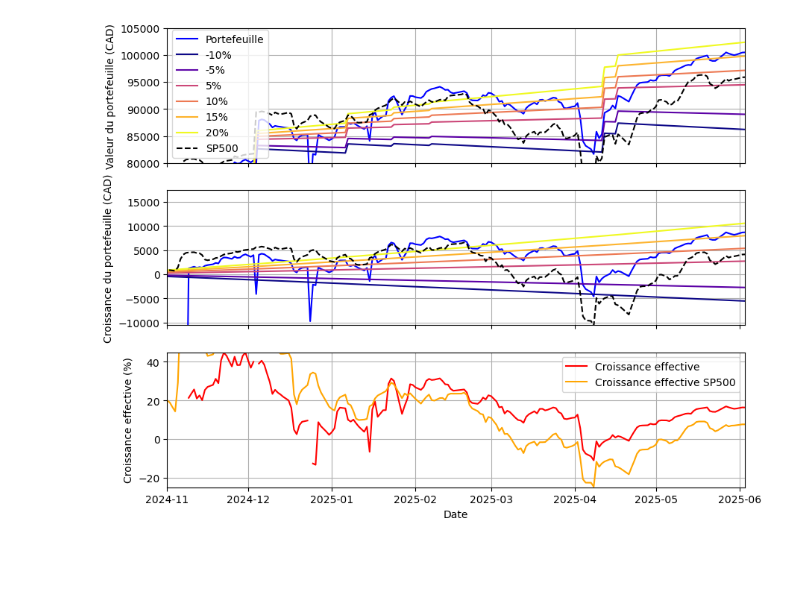
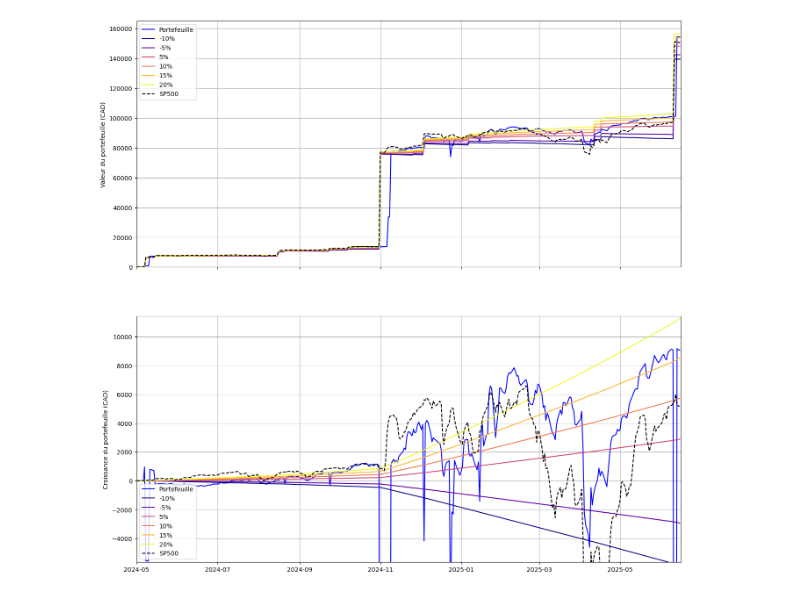
Before and after one commit to eartigau/bydoux, a Jupyter notebook: effective_growth.ipynb, the cells around one changed output. Saved outputs shown, nothing was run; the diff lists cells and outputs as text; code cells hidden in the pictures; blank space fills up the shorter version.

```diff
--- a/effective_growth.ipynb
+++ b/effective_growth.ipynb
@@ -13,7 +14,8 @@ import matplotlib.colors as mcolors
 from tqdm import tqdm
 # %%
 # Parameters for the code that may change
-force = False
+force = True
+verbose = True
 
 t0 = Time('2024-05-01', format='iso').mjd
 t1 = Time.now().mjd
@@ -215,57 +172,56 @@ tbl0['effective_growth_sp500'][bad_sp500] = np.nan
 # %%
-fig, ax = plt.subplots(nrows = 3, ncols = 1, figsize=(10, 8), sharex=True)
+# Plotting the results: portfolio value, synthetic growth scenarios, and effective growth
+
+fig, ax = plt.subplots(nrows=2, ncols=1, figsize=(16, 16), sharex=True)
 
 tbl0['time_plot'] = Time(tbl0['mjd'], format='mjd').datetime
-#ax[1].plot(tbl0['time_plot'],tbl0['val_total']/tbl0['CONTRIBUTIONS'],'go')
-#ax[1].set_ylim([0.9,1.2])
 
 for i in range(2):
-    if i == 0:
-        ref = 0
-    else:
-        ref = tbl0['CONTRIBUTIONS']
-    ax[i].plot(tbl0['time_plot'],tbl0['val_total']-ref, label='Portefeuille', color='blue')
+    # Reference: 0 for absolute value, or contributions for net growth
+    ref = 0 if i == 0 else tbl0['CONTRIBUTIONS']
+    # Plot actual portfolio value (or value minus contributions)
+    ax[i].plot(tbl0['time_plot'], tbl0['val_total'] - ref, label='Portefeuille', color='blue')
 
-    max_gain = np.max(tbl0['val_total']-tbl0['CONTRIBUTIONS'])
-    #].set_ylim([-5000,max_gain+5000])
-
-
-    # Use a heat palette for the percent_gains lines
+    # Use a heat palette for the synthetic growth scenarios
     norm = mcolors.Normalize(vmin=min(percent_gains), vmax=max(percent_gains))
-    cmap = cm.get_cmap('plasma')  # or 'viridis', 'inferno', etc.
+    cmap = plt.colormaps['plasma']  # Updated to avoid deprecation warning
 
     for pg in percent_gains:
         color = cmap(norm(pg))
-
         ax[i].plot(
             tbl0['time_plot'],
             tbl0[f'growth_{pg}_percent'] - ref,
             label=f'{pg}%',
             color=color
         )
 
-    ax[i].plot(tbl0['time_plot'],tbl0['val_SP500']-ref, label='SP500', color='black', linestyle='--')
-maxi = np.max(            tbl0[f'growth_{pg}_percent'] - ref)
+    # Plot the synthetic SP500 portfolio
+    ax[i].plot(tbl0['time_plot'], tbl0['val_SP500'] - ref, label='SP500', color='black', linestyle='--')
 
-ax[2].plot(tbl0['time_plot'], tbl0['effective_growth'] , label='Croissance effective', color='red')
-ax[2].plot(tbl0['time_plot'], tbl0['effective_growth_sp500'] , label='Croissance effective SP500', color='orange')
+# For scaling the y-axis of the second subplot
+maxi = np.max(tbl0[f'growth_{pg}_percent'] - ref)
 
-ax[0].set_ylim([80000,105000])
-ax[1].set_ylim([-maxi,1.5*(maxi*1.1)])
-ax[2].set_ylim([-25,45])
+# Plot effective growth rates
+#ax[2].plot(tbl0['time_plot'], tbl0['effective_growth'], label='Croissance effective', color='red')
+#ax[2].plot(tbl0['time_plot'], tbl0['effective_growth_sp500'], label='Croissance effective SP500', color='orange')
+
+# Set axis limits and labels
+ax[0].set_ylim([0, 165000])
+ax[1].set_ylim([-maxi*0.5,  (maxi * 1.01)])
+#ax[2].set_ylim([-25, 25])
 ax[0].legend()
-ax[2].legend()
+ax[1].legend(loc = 'lower left')
 ax[0].grid()
 ax[1].grid()
-ax[2].grid()
-ax[2].set_xlabel('Date')
+#ax[2].grid()
+#ax[2].set_xlabel('Date')
 ax[0].set_ylabel('Valeur du portefeuille (CAD)')
 ax[1].set_ylabel('Croissance du portefeuille (CAD)')
-ax[2].set_ylabel('Croissance effective (%)')
-ax[0].set_xlim(Time('2024-11-01', format='iso').datetime, Time.now().datetime)
+#ax[2].set_ylabel('Croissance effective (%)')
+ax[0].set_xlim(Time('2024-05-01', format='iso').datetime, Time.now().datetime)
 plt.show()
 # %% [output]
-[figure, old version]
+[figure, new version]
 # %%
 latest_portfolio = []
 vv = np.zeros(len(tbl0), dtype=float)
```
Also changed, not shown: parts of 9 cells of this notebook, 9 other files.
